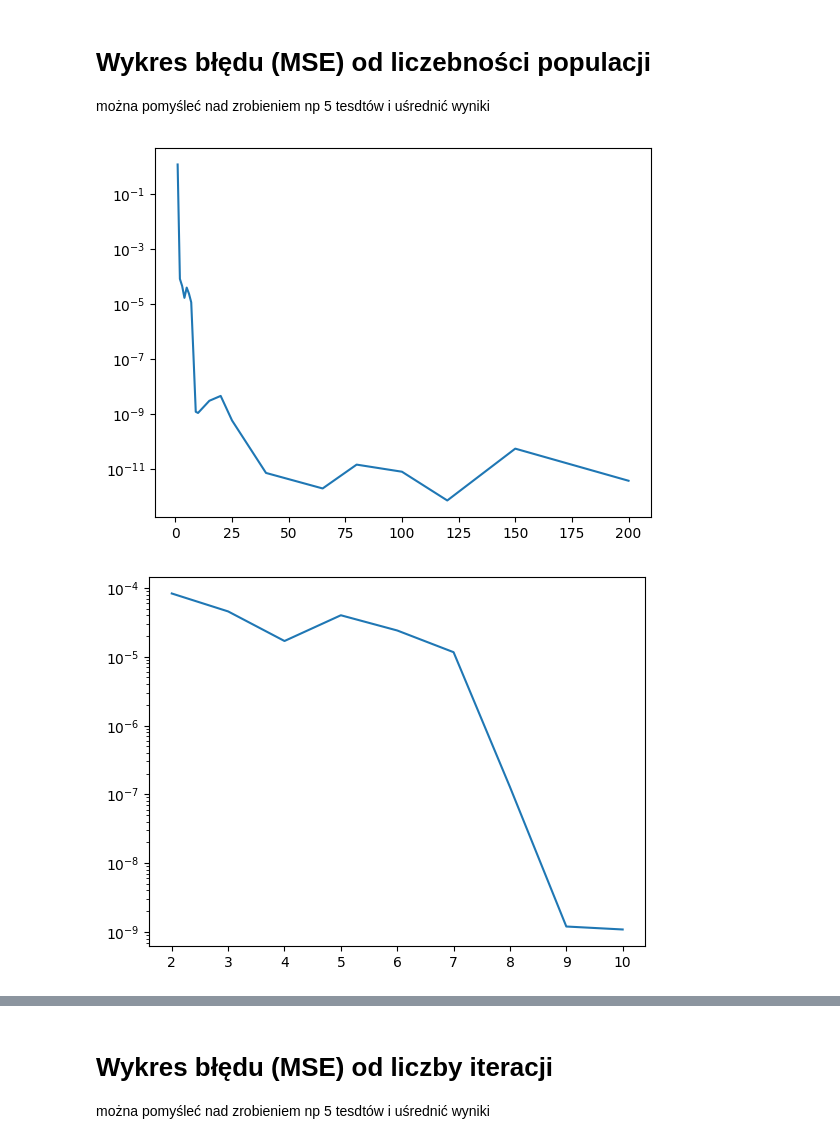
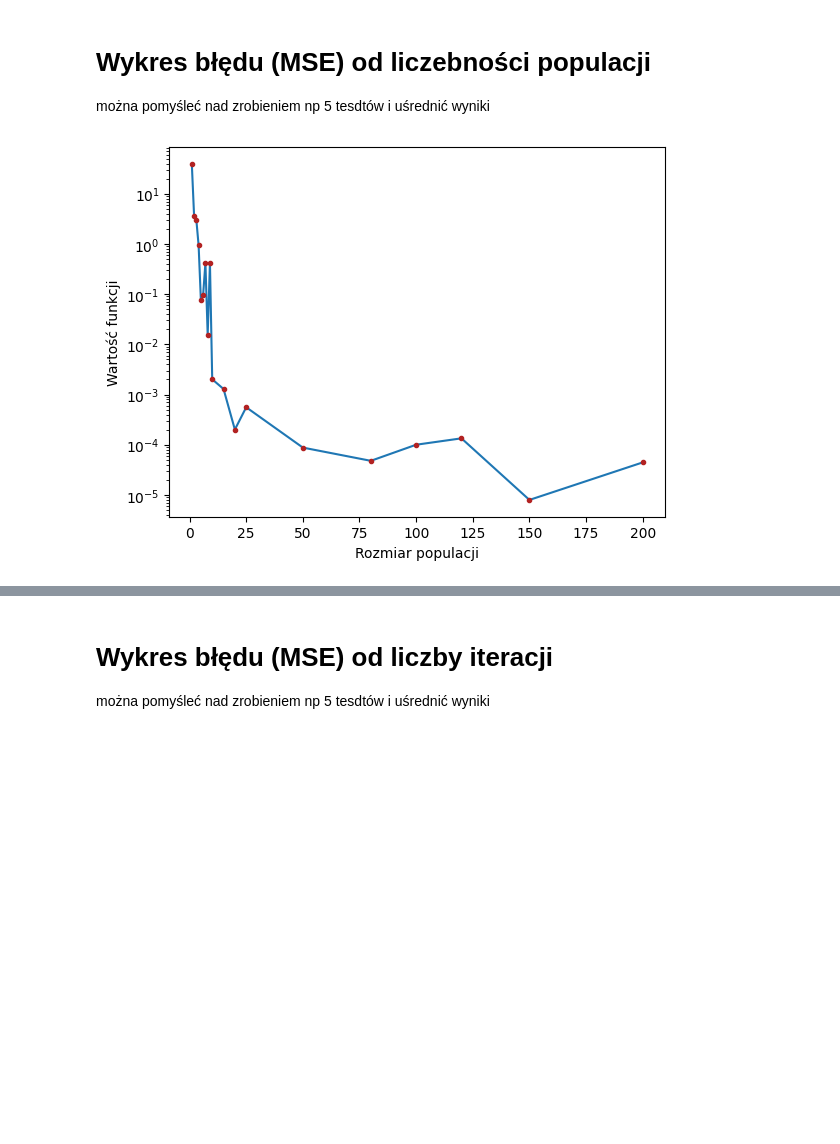
Before and after one commit to mwewior/introduction-to-ai, a Jupyter notebook: lab2/ewolucja.ipynb, the cells around one changed output, grey strips where cells are left out. Drawn from its saved outputs; the diff is of its cells as text; code cells hidden in the pictures; blank space fills up the shorter version.

```diff
--- a/lab2/ewolucja.ipynb
+++ b/lab2/ewolucja.ipynb
@@ -399,7 +408,7 @@ class Plotter:
 
         contour = plt.contourf(X, Y, Z, cmap=PLOT_COLOR, levels=100)
         cbar = plt.colorbar(contour)
-        cbar.set_label("Function value")
+        cbar.set_label("Wartość funkcji")
 
         plt.grid(True)
         plt.xlabel("x1")
@@ -442,9 +463,10 @@ testing_functions = [
     Rastrigin(RAST_BOUNDS, DIMENSIONS)
 ]
 
-testfun = Griewank(RAST_BOUNDS, DIMENSIONS)
+testfun = Rastrigin(RAST_BOUNDS, DIMENSIONS)
 
-default_populations = [1, 2, 3, 4, 5, 6, 7, 8, 9, 10, 15, 20, 25, 40, 65, 80, 100, 120, 150, 200]
+
+default_populations = [1, 2, 3, 4, 5, 6, 7, 8, 9, 10, 15, 20, 25, 50, 80, 100, 120, 150, 200]
 populacje= []
 mse_p = []
 
@@ -465,23 +487,9 @@ for _ in range(5):
             population.new_generation()
             best_fitnesses.append(population.best_fitness().value())
         cur_pop.append(pop_count)
-        cur_mse.append(population.best_fitness().value()**2)
+        cur_mse.append(population.best_fitness().value())
     populacje.append(cur_pop)
     mse_p.append(cur_mse)
-
-# results_i = [populacje, mse_p]
-
-# mean_results_val_p = []
-# for i in range(len(default_populations)):
-#     sum = 0
-#     for t in range(5):
-#         sum += mse_p[t][i]
-#     mean_results_val_p.append(sum/5)
-# results_pop = cur_pop
-# results_p = [default_populations, mean_results_val_p]
-
-
-    # print(population.best_fitness().value())
 # %%
 mean_results_val_p = []
 for i in range(len(default_populations)):
@@ -493,17 +501,19 @@ results_pop = cur_pop
 results_p = [default_populations, mean_results_val_p]
 # %%
 
-plt.plot(cur_pop, mean_results_val_p)
+plt.plot(default_populations, mean_results_val_p)
+plt.plot(default_populations, mean_results_val_p, '.', c='firebrick')
 plt.yscale('log')
+plt.xlabel('Rozmiar populacji')
+plt.ylabel('Wartość funkcji')
 plt.show()
-plt.plot(cur_pop[1:10], mean_results_val_p[1:10])
-plt.yscale('log')
-plt.show()
-plt.plot(cur_pop[10::], mean_results_val_p[10::])
-plt.yscale('log')
-plt.show()
-plt.plot(cur_pop[-4::], mean_results_val_p[-4::])
-plt.show()
+# plt.plot(cur_pop[1:10], mean_results_val_p[1:10])
+# plt.yscale('log')
+# plt.show()
+# plt.plot(cur_pop[10::], mean_results_val_p[10::])
+# plt.yscale('log')
+# plt.show()
+# plt.plot(cur_pop[-4::], mean_results_val_p[-4::])
+# plt.show()
 # %% [output]
-[figure, old version]
+[figure, new version]
-[figure, removed]
```
Also changed, not shown: parts of 15 cells of this notebook, 2 other files.
